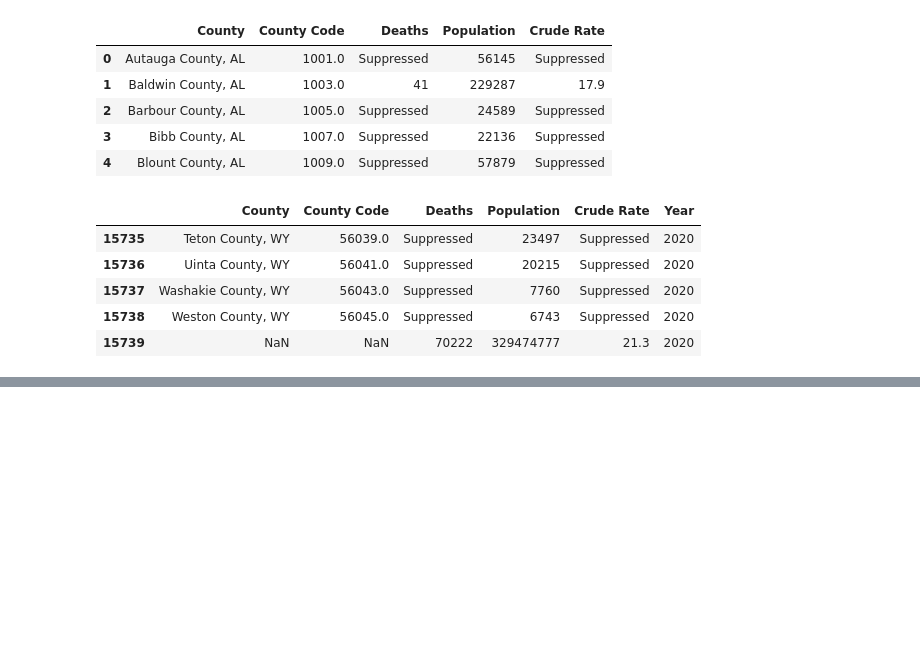
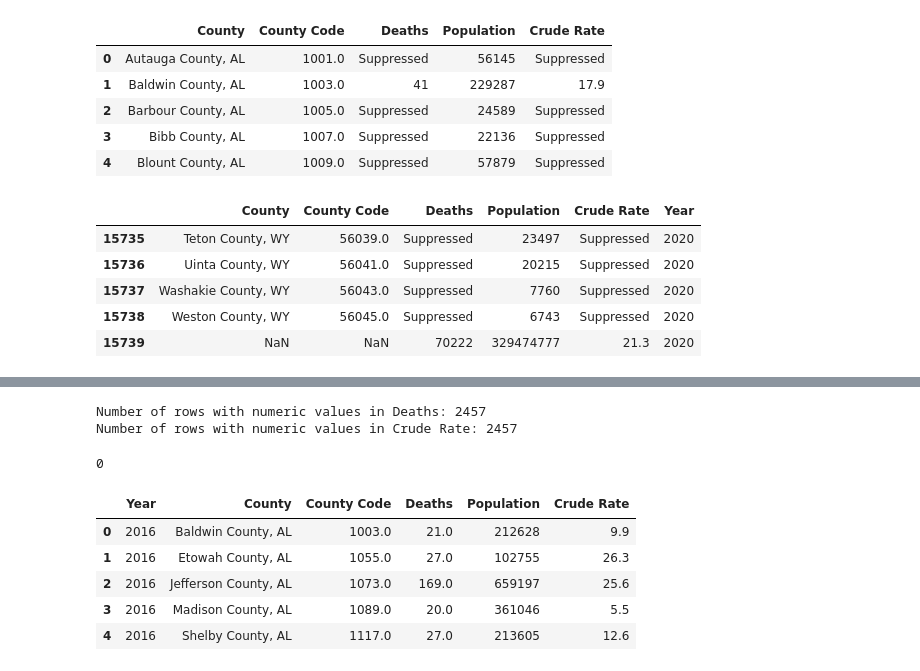
Before and after one commit to patgilch17/Group1FinalProject, a Jupyter notebook: Milos/Data_Processing.ipynb, the cells around one changed output, grey strips where cells are left out. Drawn from its saved outputs; the diff is of its cells as text; code cells hidden in the pictures; blank space fills up the shorter version.

```diff
--- a/Milos/Data_Processing.ipynb
+++ b/Milos/Data_Processing.ipynb
@@ -82,0 +163,33 @@ opioid_deaths_all.tail()
+# %%
+# Filter rows where Deaths and Crude Rate contain numeric values
+numeric_rows = opioid_deaths_all[(pd.to_numeric(opioid_deaths_all['Deaths'], errors='coerce').notnull()) &
+                                 (pd.to_numeric(opioid_deaths_all['Crude Rate'], errors='coerce').notnull())]
+
+# Print number of rows with numeric values in Deaths and Crude Rate columns
+print("Number of rows with numeric values in Deaths:", numeric_rows['Deaths'].count())
+print("Number of rows with numeric values in Crude Rate:", numeric_rows['Crude Rate'].count())
+# %% [output]
+Number of rows with numeric values in Deaths: 2457
+Number of rows with numeric values in Crude Rate: 2457
+# %%
+# Convert 'Population' column to numeric
+opioid_deaths_all['Population'] = pd.to_numeric(opioid_deaths_all['Population'], errors='coerce')
+
+# Check for null values in 'Population' column
+print(opioid_deaths_all['Population'].isnull().sum())
+# %% [output]
+0
+# %%
+# Reorder the columns
+opioid_deaths_all = opioid_deaths_all[['Year', 'County', 'County Code', 'Deaths', 'Population', 'Crude Rate']]
+
+# Reset the index and drop the old index
+opioid_deaths_all = opioid_deaths_all.reset_index(drop=True)
+opioid_deaths_all.head()
+# %% [output]
+|  | Year | County | County Code | Deaths | Population | Crude Rate |
+| 0 | 2016 | Baldwin County, AL | 1003.0 | 21.0 | 212628 | 9.9 |
+| 1 | 2016 | Etowah County, AL | 1055.0 | 27.0 | 102755 | 26.3 |
+| 2 | 2016 | Jefferson County, AL | 1073.0 | 169.0 | 659197 | 25.6 |
+| 3 | 2016 | Madison County, AL | 1089.0 | 20.0 | 361046 | 5.5 |
+| 4 | 2016 | Shelby County, AL | 1117.0 | 27.0 | 213605 | 12.6 |
```
Also changed, not shown: parts of 10 cells of this notebook.
